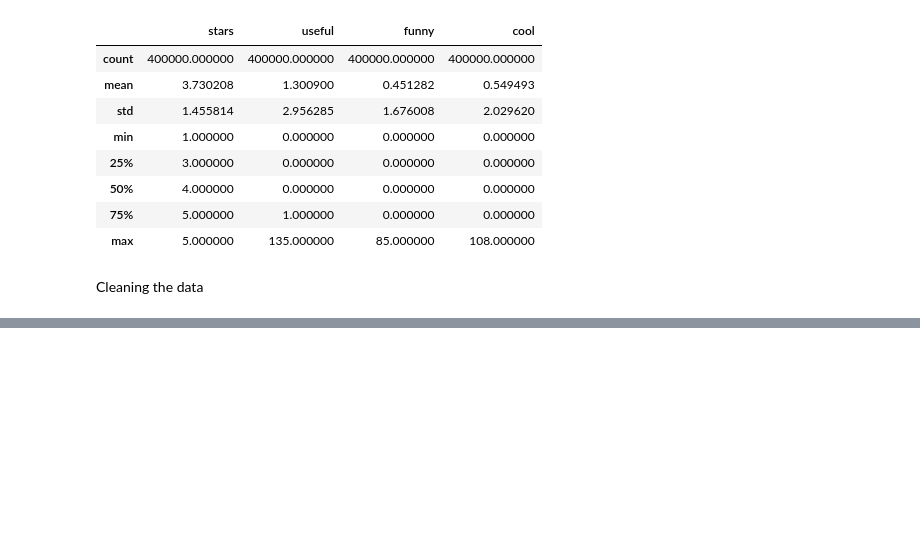
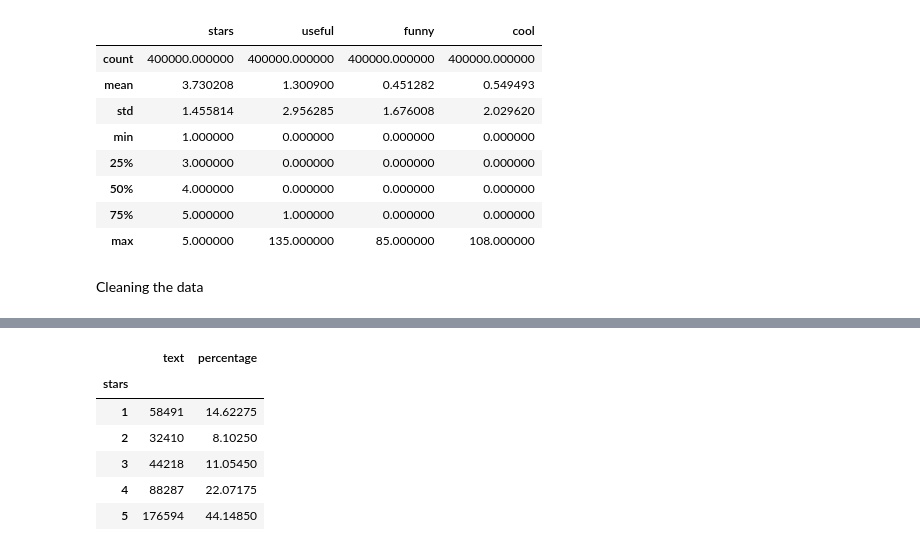
Before and after one commit to Giacky/NLPProject, a Jupyter notebook: Main.ipynb, the cells around one changed output, grey strips where cells are left out. Cells and saved outputs as stored; diff of their text form; code cells hidden in the pictures; blank space fills up the shorter version.

```diff
--- a/Main.ipynb
+++ b/Main.ipynb
@@ -125,0 +160,12 @@ df_test
+# %%
+starProp_train = df_train.groupby('stars').count().drop('useful', axis=1).drop('funny', axis=1).drop('cool', axis=1).drop('length', axis=1)
+starProp_train['percentage'] = starProp_train['text'] / df_train.shape[0] * 100
+starProp_train
+# %% [output]
+|  | text | percentage |
+| stars |  |  |
+| 1 | 58491 | 14.62275 |
+| 2 | 32410 | 8.10250 |
+| 3 | 44218 | 11.05450 |
+| 4 | 88287 | 22.07175 |
+| 5 | 176594 | 44.14850 |
```
Also changed, not shown: parts of 12 cells of this notebook.
